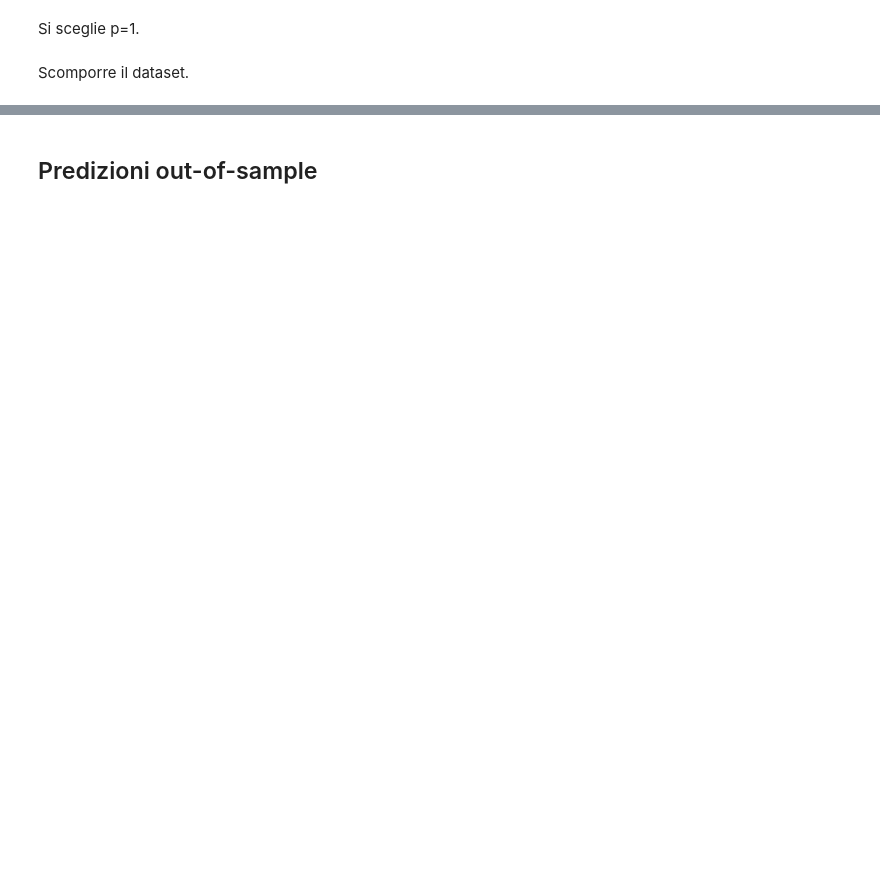
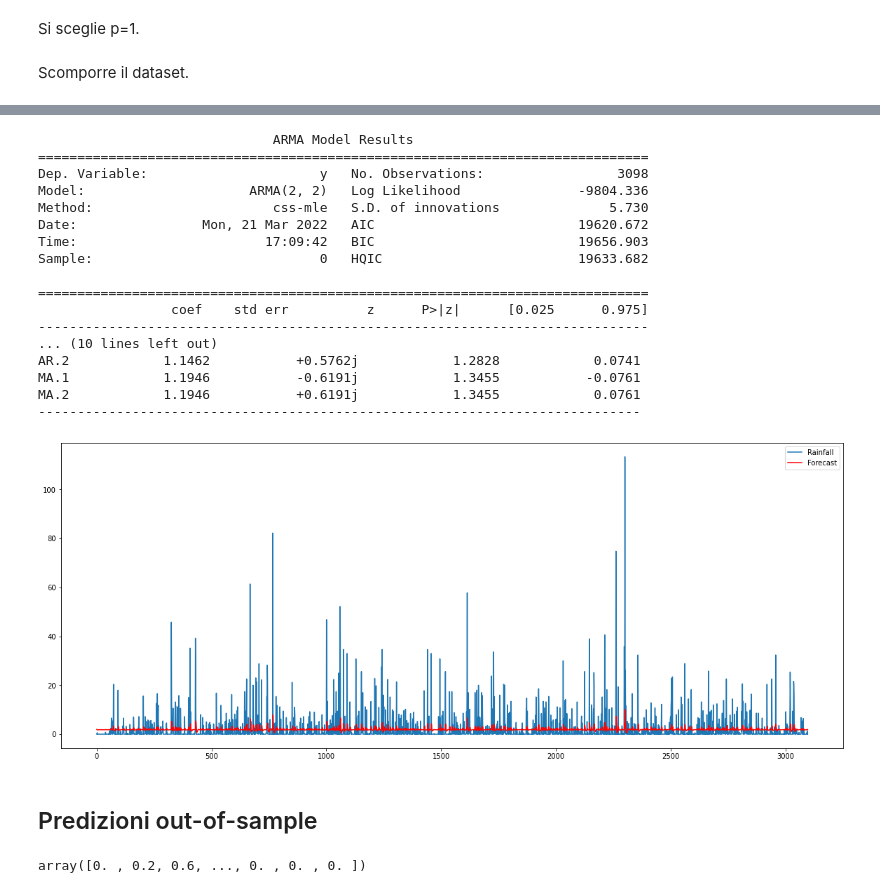
Before and after one commit to Renato89/rain-in-australia, a Jupyter notebook: RainInAustralia[con_ETL_e_SARIMA].ipynb, the cells around one changed output, grey strips where cells are left out. Cells and saved outputs as stored; diff of their text form; code cells hidden in the pictures; blank space fills up the shorter version.

```diff
--- a/RainInAustralia[con_ETL_e_SARIMA].ipynb
+++ b/RainInAustralia[con_ETL_e_SARIMA].ipynb
@@ -314,2 +455,31 @@ res = mod.filter(fit_res.params)
+# %%
+fig = plt.figure(figsize=(20,8))
+model = ARIMA(data['Rainfall'].values, order=(2,0,2))
+ax = plt.gca()
+results = model.fit()
+plt.plot(data['Rainfall'].values)
+plt.plot(results.fittedvalues, color='red')
+ax.legend(['Rainfall', 'Forecast'])
+
+print(results.summary())
+# %% [output]
+                              ARMA Model Results
+==============================================================================
+Dep. Variable:                      y   No. Observations:                 3098
+Model:                     ARMA(2, 2)   Log Likelihood               -9804.336
+Method:                       css-mle   S.D. of innovations              5.730
+Date:                Mon, 21 Mar 2022   AIC                          19620.672
+Time:                        17:09:42   BIC                          19656.903
+Sample:                             0   HQIC                         19633.682
+
+==============================================================================
+                 coef    std err          z      P>|z|      [0.025      0.975]
+------------------------------------------------------------------------------
+... (10 lines left out)
+AR.2            1.1462           +0.5762j            1.2828            0.0741
+MA.1            1.1946           -0.6191j            1.3455           -0.0761
+MA.2            1.1946           +0.6191j            1.3455            0.0761
+-----------------------------------------------------------------------------
+[figure, added]
 # %% [markdown]
 ## Predizioni out-of-sample
@@ -332,0 +486,4 @@ ax.fill_between(fcast.index, fcast['mean_ci_lower'], fcast['mean_ci_upper'], col
+# %%
+data['Rainfall'].values[:1200]
+# %% [output]
+array([0. , 0.2, 0.6, ..., 0. , 0. , 0. ])
```
Also changed, not shown: parts of 41 cells of this notebook.
